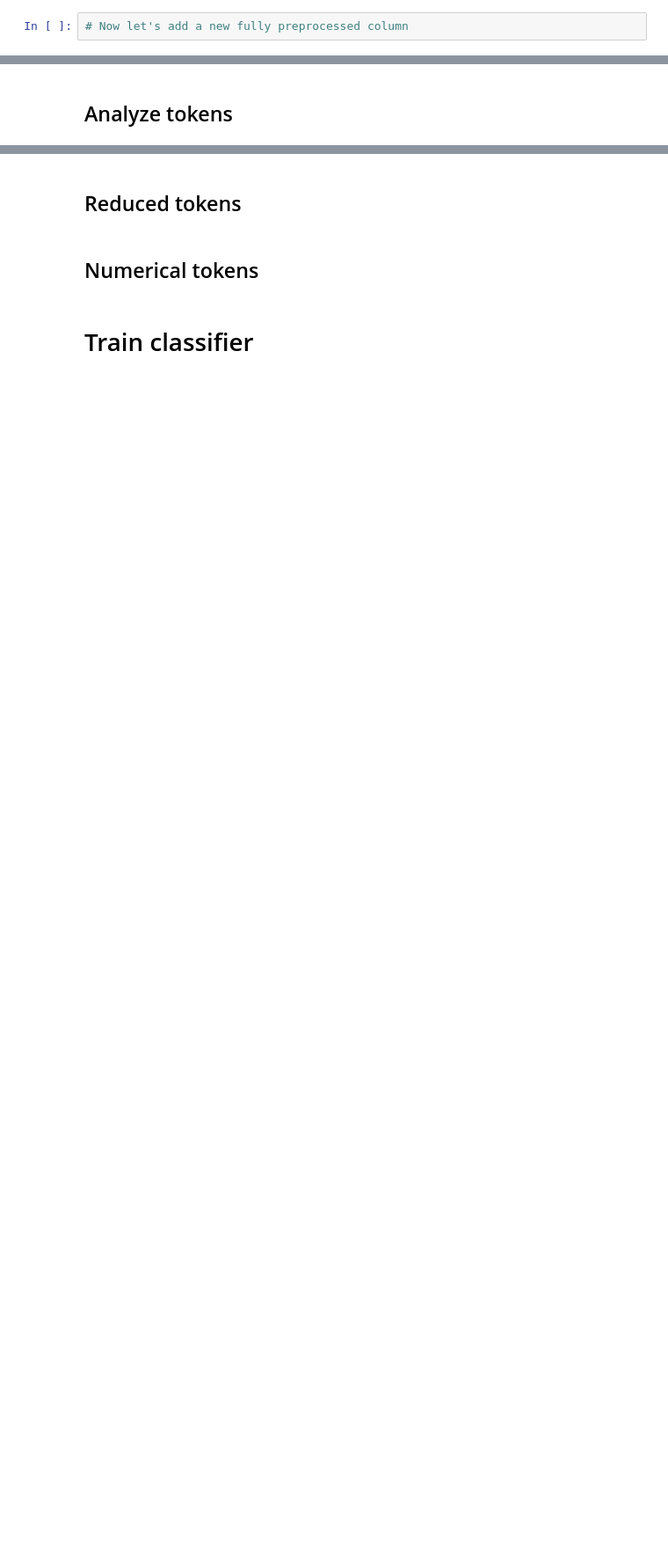
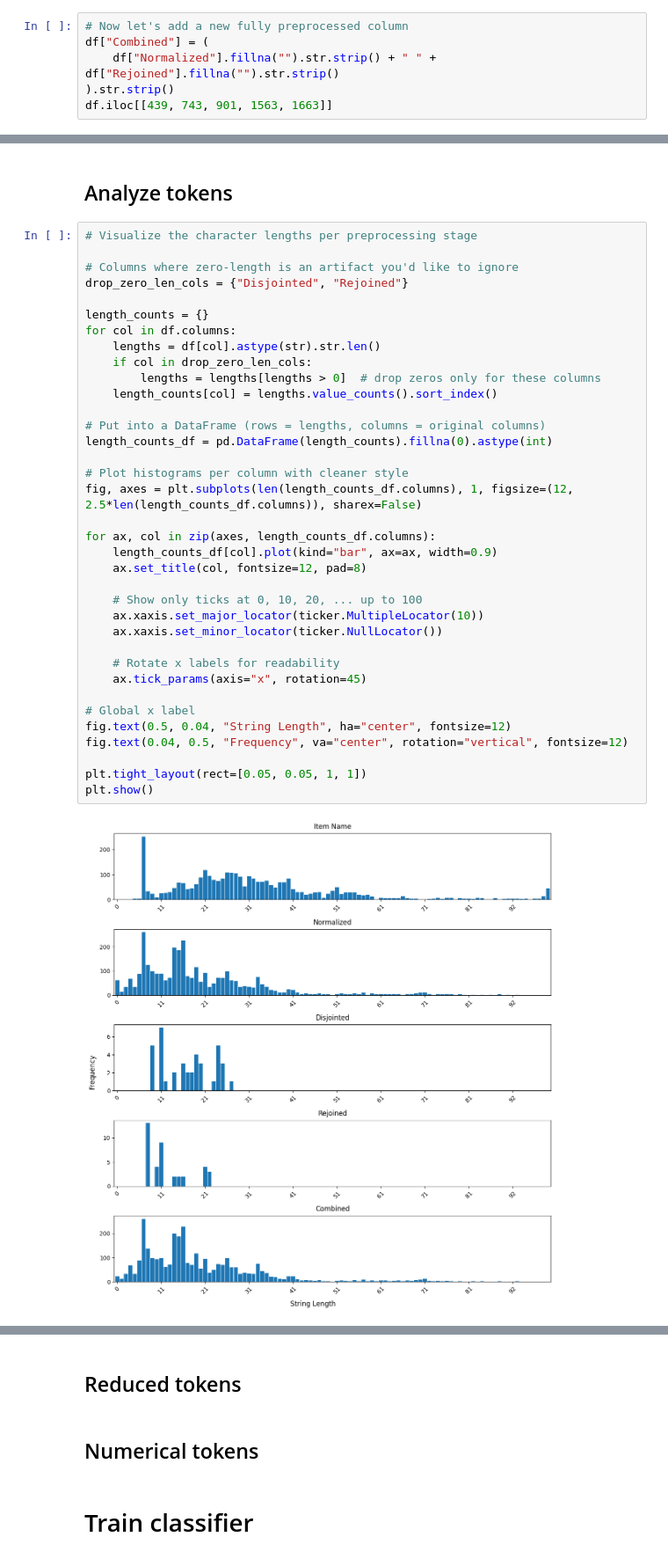
Before and after one commit to abodeza/Purchase_Data_Analysis, a Jupyter notebook: notebooks/NLP.ipynb, the cells around one changed output, grey strips where cells are left out. Shown at 88% size. Drawn from its saved outputs; the diff is of its cells as text; blank space fills up the shorter version.

```diff
--- a/notebooks/NLP.ipynb
+++ b/notebooks/NLP.ipynb
@@ -584,2 +761,6 @@ df["Rejoined"].iloc[2833]
 # %%
 # Now let's add a new fully preprocessed column
+df["Combined"] = (
+    df["Normalized"].fillna("").str.strip() + " " + df["Rejoined"].fillna("").str.strip()
+).str.strip()
+df.iloc[[439, 743, 901, 1563, 1663]]
@@ -586,2 +785,40 @@ df["Rejoined"].iloc[2833]
 # %% [markdown]
 ## Analyze tokens
+# %%
+# Visualize the character lengths per preprocessing stage
+
+# Columns where zero-length is an artifact you'd like to ignore
+drop_zero_len_cols = {"Disjointed", "Rejoined"}
+
+length_counts = {}
+for col in df.columns:
+    lengths = df[col].astype(str).str.len()
+    if col in drop_zero_len_cols:
+        lengths = lengths[lengths > 0]  # drop zeros only for these columns
+    length_counts[col] = lengths.value_counts().sort_index()
+
+# Put into a DataFrame (rows = lengths, columns = original columns)
+length_counts_df = pd.DataFrame(length_counts).fillna(0).astype(int)
+
+# Plot histograms per column with cleaner style
+fig, axes = plt.subplots(len(length_counts_df.columns), 1, figsize=(12, 2.5*len(length_counts_df.columns)), sharex=False)
+
+for ax, col in zip(axes, length_counts_df.columns):
+    length_counts_df[col].plot(kind="bar", ax=ax, width=0.9)
+    ax.set_title(col, fontsize=12, pad=8)
+
+    # Show only ticks at 0, 10, 20, ... up to 100
+    ax.xaxis.set_major_locator(ticker.MultipleLocator(10))
+    ax.xaxis.set_minor_locator(ticker.NullLocator())
+
+    # Rotate x labels for readability
+    ax.tick_params(axis="x", rotation=45)
+
+# Global x label
+fig.text(0.5, 0.04, "String Length", ha="center", fontsize=12)
+fig.text(0.04, 0.5, "Frequency", va="center", rotation="vertical", fontsize=12)
+
+plt.tight_layout(rect=[0.05, 0.05, 1, 1])
+plt.show()
+# %% [output]
+[figure, added]
```
Also changed, not shown: parts of 68 cells of this notebook.
